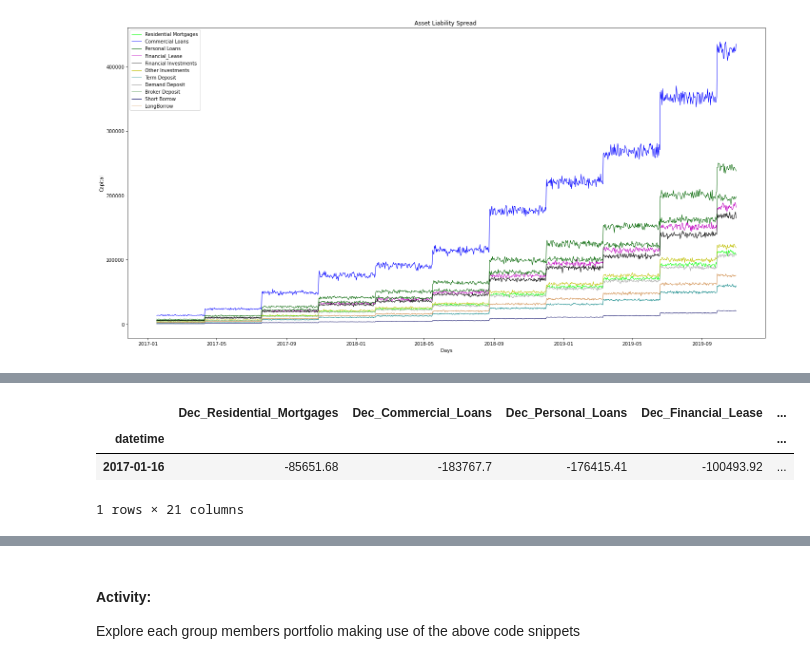
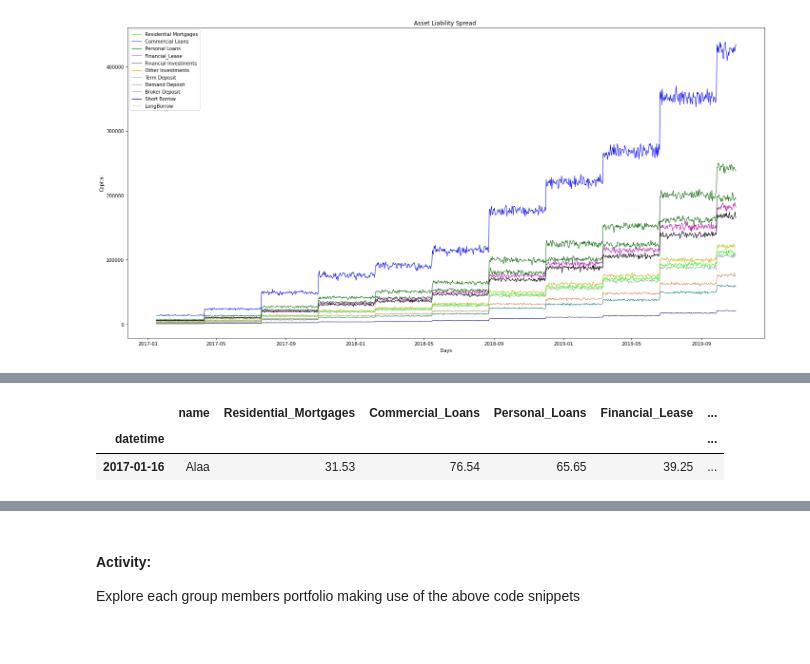
Before and after one commit to Alaa-alsulaiman/week_4, a Jupyter notebook: Stress_Testing_student_facing.ipynb, the cells around one changed output, grey strips where cells are left out. Drawn from its saved outputs; the diff is of its cells as text; code cells hidden in the pictures.

```diff
--- a/Stress_Testing_student_facing.ipynb
+++ b/Stress_Testing_student_facing.ipynb
@@ -609,14 +608,12 @@ def create_data_set(assets, name, stress ):
 
 #Place each group members name in <NAME>, and each pick different starting balance <BAL> and equity risk factor <RISK>
 
-data1 = create_data_set(#<BAL>, <NAME>, <RISK> )
-data2 = create_data_set(#<BAL>, <NAME>, <RISK> )
-data3 = create_data_set(#<BAL>, <NAME>, <RISK> )
-data4 = create_data_set(#<BAL>, <NAME>, <RISK> )
-data5 = create_data_set(#<BAL>, <NAME>, <RISK> )
-data6 = create_data_set(#<BAL>, <NAME>, <RISK> )
+alaa_df = create_forcasts(300000, "Alaa", 0.09 )
+sha_df = create_forcasts(100000000, "Shahad", 0.05 )
+asma_df = create_forcasts(500000, "Asma", 0.01 )
+maryam_df = create_forcasts(700000, "Maryam", 0.01 )
 
-frames = [data1, data2, data3, data4, data5, data6] #todo, trim this if your group is smaller
+frames = [alaa_df, sha_df, asma_df, maryam_df] #todo, trim this if your group is smaller
 data = pd.concat(frames)
 data.shape
 # %% [output]
@@ -645,11 +639,10 @@ array([False, False, False, ...,  True,  True,  True])
 # %%
 #Function Call of varied Data Set
-data1.head(1)
+alaa_df.head(1)
 # %% [output]
-|  | Dec_Residential_Mortgages | Dec_Commercial_Loans | Dec_Personal_Loans | Dec_Financial_Lease | ... |
-| datetime |  |  |  |  | ... |
-| 2017-01-16 | -85651.68 | -183767.7 | -176415.41 | -100493.92 | ... |
+|  | name | Residential_Mortgages | Commercial_Loans | Personal_Loans | Financial_Lease | ... |
+| datetime |  |  |  |  |  | ... |
+| 2017-01-16 | Alaa | 31.53 | 76.54 | 65.65 | 39.25 | ... |
-1 rows × 21 columns
 # %%
 #Function Call of all Diagrams
 def create_forcasts(assets, name, stress) :
```
Also changed, not shown: parts of 20 cells of this notebook.
